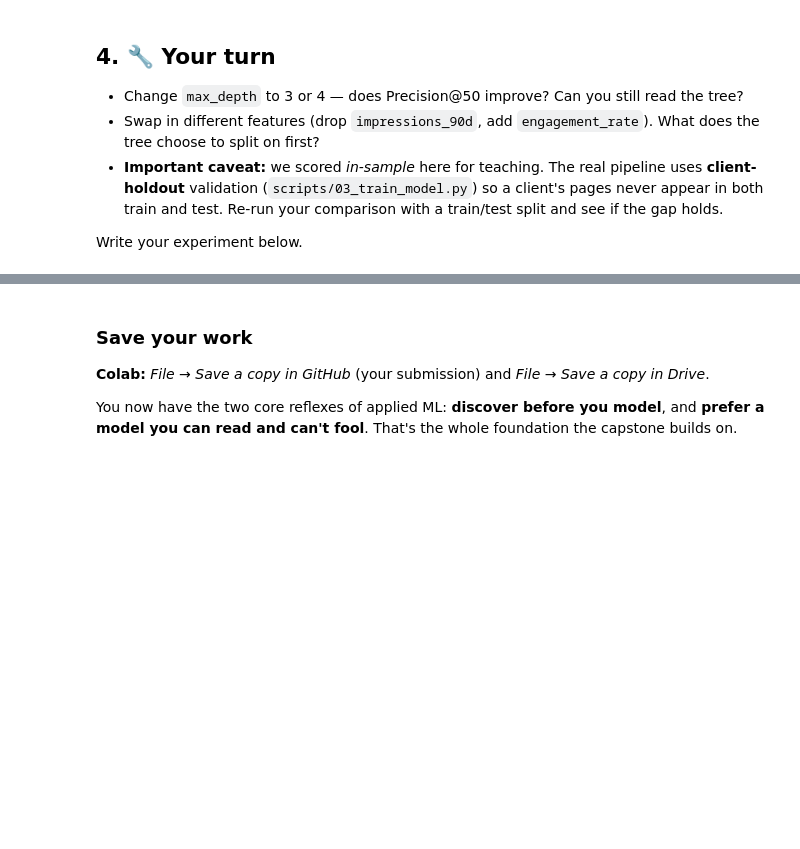
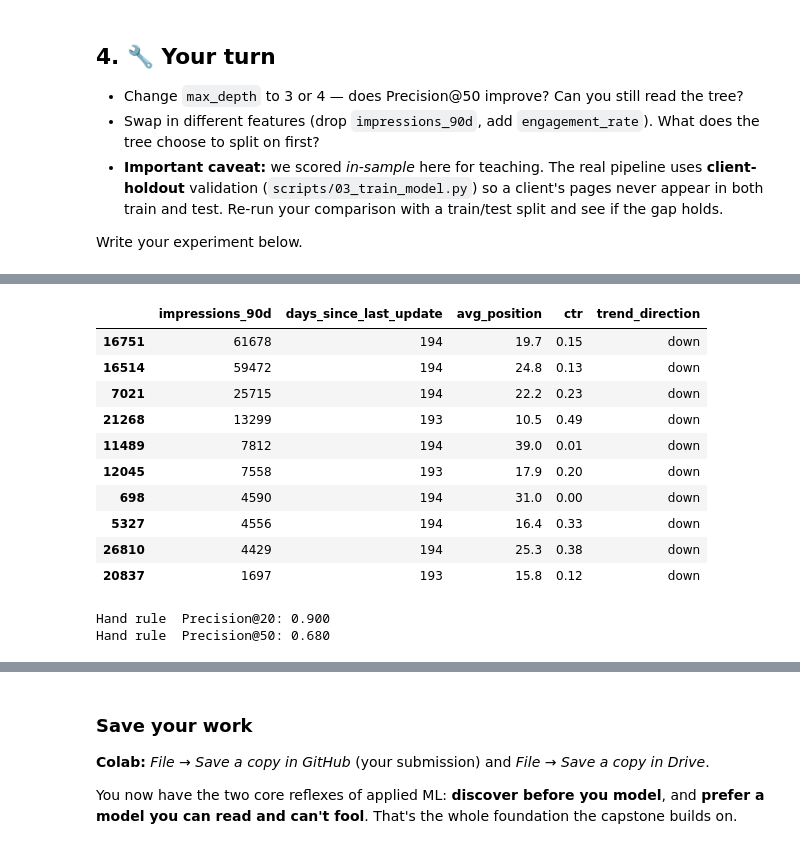
Before and after one commit to MuhammadFaizan0023/FlyRank_Week1_Assignment1, a Jupyter notebook: notebooks/02_your_first_readable_model.ipynb, the cells around one changed output, grey strips where cells are left out. Cells and saved outputs as stored; diff of their text form; code cells hidden in the pictures; blank space fills up the shorter version.

```diff
--- a/notebooks/02_your_first_readable_model.ipynb
+++ b/notebooks/02_your_first_readable_model.ipynb
@@ -106,0 +251,31 @@ Write your experiment below.
+# %%
+stale   = (df["days_since_last_update"] >= 180).astype(int)
+visible = (df["impressions_90d"] >= 500).astype(int)
+df["hand_rule_score"] = stale * visible * df["impressions_90d"]
+
+top10 = df.sort_values("hand_rule_score", ascending=False).head(10)
+top10[["impressions_90d", "days_since_last_update", "avg_position", "ctr", "trend_direction"]]
+# %% [output]
+|  | impressions_90d | days_since_last_update | avg_position | ctr | trend_direction |
+| 16751 | 61678 | 194 | 19.7 | 0.15 | down |
+| 16514 | 59472 | 194 | 24.8 | 0.13 | down |
+| 7021 | 25715 | 194 | 22.2 | 0.23 | down |
+| 21268 | 13299 | 193 | 10.5 | 0.49 | down |
+| 11489 | 7812 | 194 | 39.0 | 0.01 | down |
+| 12045 | 7558 | 193 | 17.9 | 0.20 | down |
+| 698 | 4590 | 194 | 31.0 | 0.00 | down |
+| 5327 | 4556 | 194 | 16.4 | 0.33 | down |
+| 26810 | 4429 | 194 | 25.3 | 0.38 | down |
+| 20837 | 1697 | 193 | 15.8 | 0.12 | down |
+# %%
+def precision_at_k(scores, labels, k):
+    order = np.argsort(-np.asarray(scores))
+    topk = np.asarray(labels)[order[:k]]
+    return topk.mean()
+
+y = df["is_declining_label"].values
+for k in (20, 50):
+    print(f"Hand rule  Precision@{k}: {precision_at_k(df['hand_rule_score'], y, k):.3f}")
+# %% [output]
+Hand rule  Precision@20: 0.900
+Hand rule  Precision@50: 0.680
```
Also changed, not shown: parts of 21 cells of this notebook.
